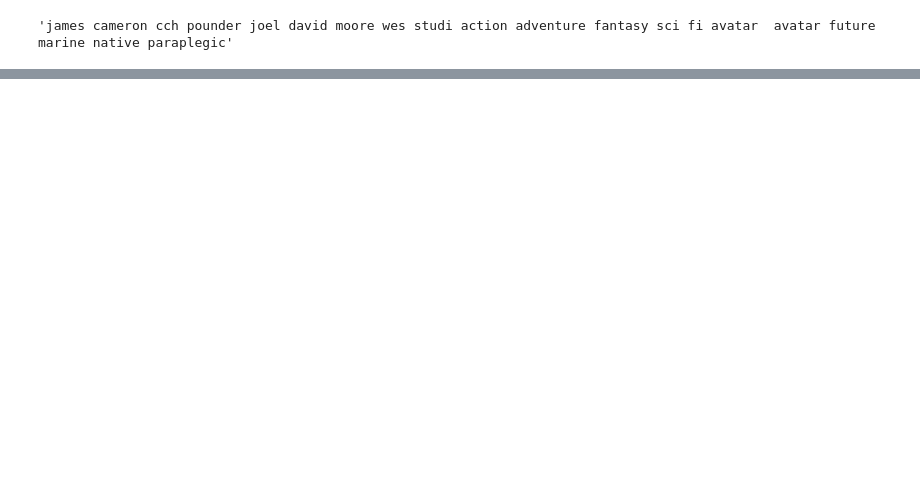
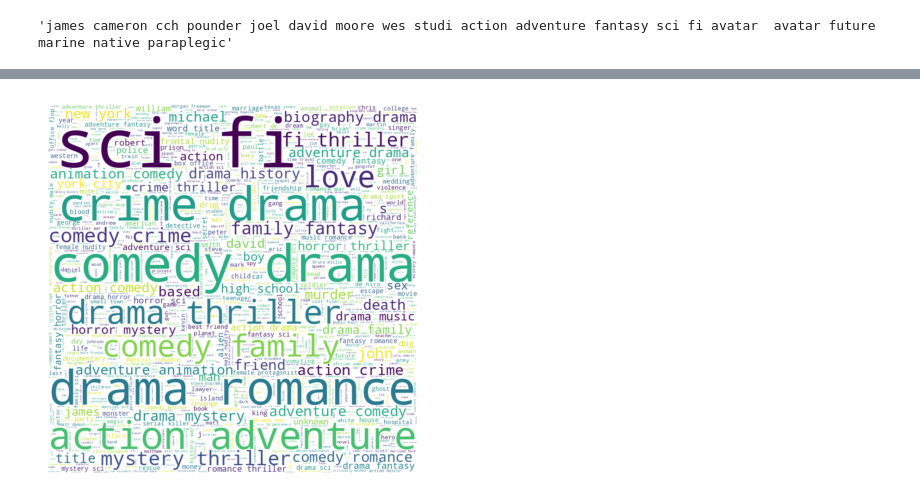
Before and after one commit to Gaurab-B/MRS, a Jupyter notebook: Week3_4.ipynb, the cells around one changed output, grey strips where cells are left out. Drawn from its saved outputs; the diff is of its cells as text; code cells hidden in the pictures; blank space fills up the shorter version.

```diff
--- a/Week3_4.ipynb
+++ b/Week3_4.ipynb
@@ -614,0 +636,6 @@ movies_clean.all_data[0]
+# %%
+plt.imshow(wordcloud1, interpolation='bilinear')
+plt.axis('off')
+plt.show()
+# %% [output]
+[figure, added]
```
Also changed, not shown: parts of 9 cells of this notebook.
